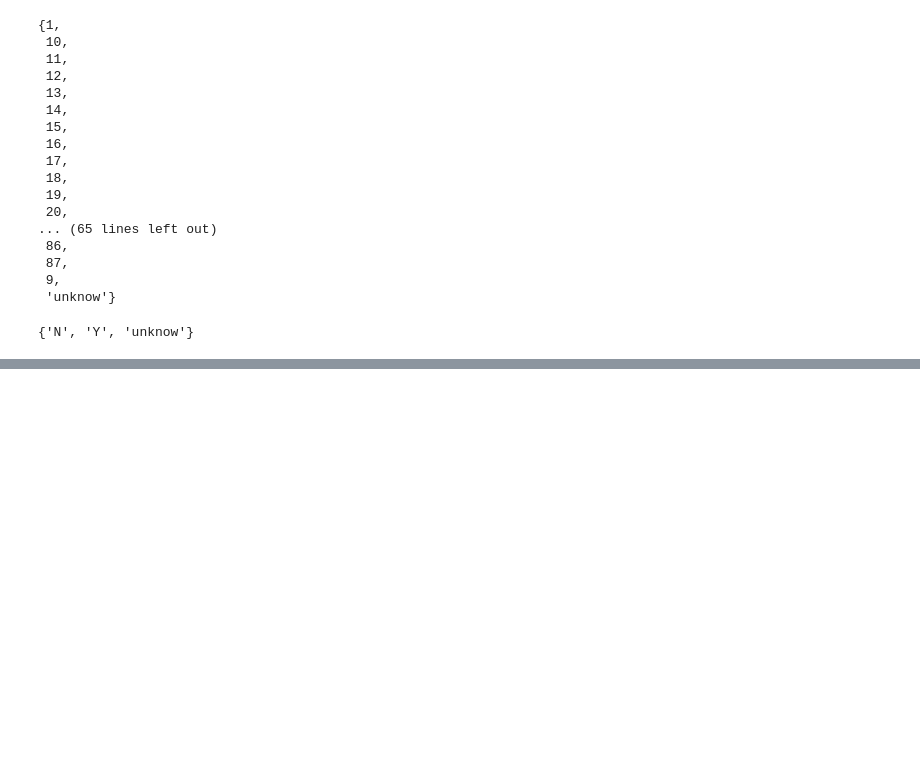
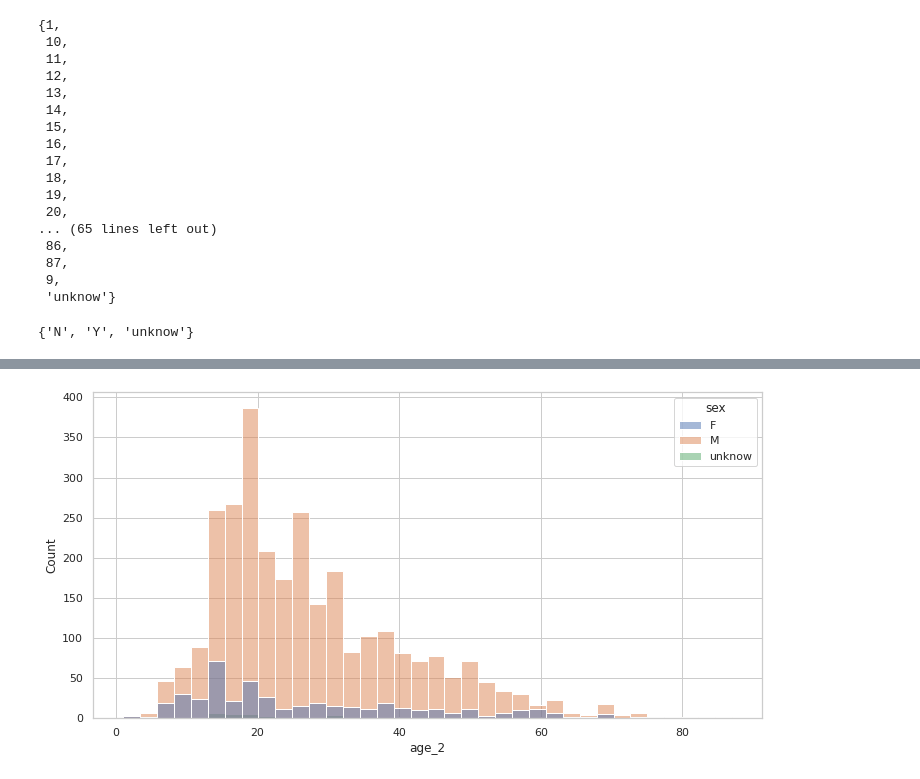
Before and after one commit to Gitfracto/data-cleaning-pandas, a Jupyter notebook: panditas.ipynb, the cells around one changed output, grey strips where cells are left out. Cells and saved outputs as stored; diff of their text form; code cells hidden in the pictures; blank space fills up the shorter version.

```diff
--- a/panditas.ipynb
+++ b/panditas.ipynb
@@ -502,0 +524,4 @@ dtype: int64
+# %%
+sns.histplot(x=tiburon_hipotesis[tiburon_hipotesis["age_2"] != "unknow"].age_2,hue=tiburon_hipotesis.sex);
+# %% [output]
+[figure, added]
```
Also changed, not shown: parts of 9 cells of this notebook.
